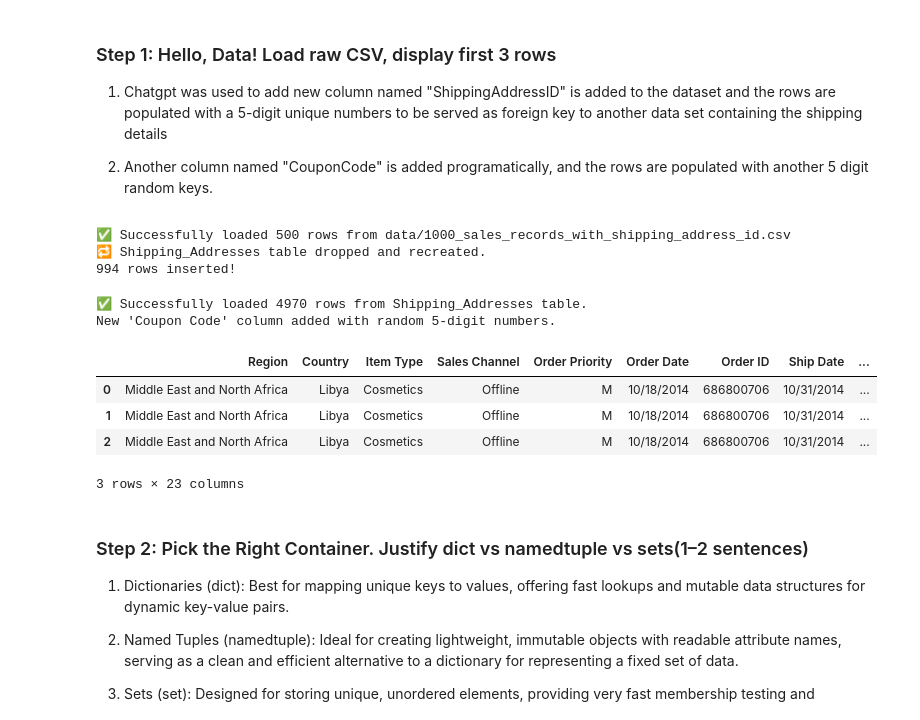
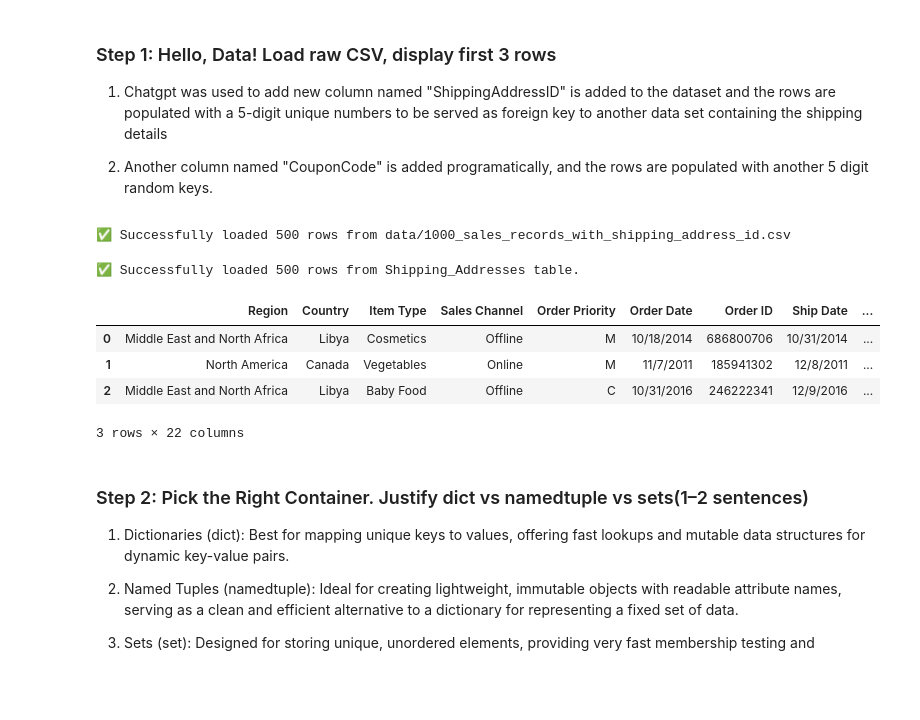
Before and after one commit to Mostafa-Allahmoradi/Lab2---Data-Collection-and-Pre-processing, a Jupyter notebook: lab2_notebook.ipynb, the cells around one changed output. Cells and saved outputs as stored; diff of their text form; code cells hidden in the pictures; blank space fills up the shorter version.

Commit message:
Completed the assignment - commit before adding part 12. interview reflection

```diff
--- a/lab2_notebook.ipynb
+++ b/lab2_notebook.ipynb
@@ -9,55 +9,50 @@ from importlib import reload
 import random
 import numpy as np
 import pandas as pd
 from sklearn.preprocessing import MinMaxScaler
 
 import modules.FileManager
 reload(modules.FileManager)
 
 import modules.DBManager
 reload(modules.DBManager)
 
 # Path to the CSV file containing
 sales_records_path = "data/1000_sales_records_with_shipping_address_id.csv"
 address_path = "data/shipping_addresses.csv"
-num_of_rows_needed = 500
+num_of_rows_needed = 500 # As per assignment requirement says
 #Loads the CSV file
 fileManager = modules.FileManager.FileManager(sales_records_path, num_of_rows_needed)
 sales_data = fileManager.get_data()
+
 address_data = pd.read_csv(address_path)
 
-db_manager = modules.DBManager.DBManager(address_data)
-db_manager._drop_and_create_table()
-db_manager._insert_into_table()
+# Filter addresses that match the 500 rows
+filtered_addresses = address_data[
+    address_data["shipping_address_id"].isin(sales_data["Shipping Address ID"])
+]
+
+# Get the number of rows in the DataFrame
+num_rows = len(filtered_addresses)
+
+db_manager = modules.DBManager.DBManager(filtered_addresses)
+# db_manager._drop_and_create_table()
+# db_manager._insert_into_table()
 addresses_from_database = db_manager._fect_all()
-
 
 # Merge sales_data with address_data on 'Shipping Address ID'
 sales_shipping_data = pd.merge(sales_data, addresses_from_database, left_on='Shipping Address ID', right_on='shipping_address_id', how='inner')
 
-# Get the number of rows in the DataFrame
-num_rows = len(sales_shipping_data)
-
-# Generate a list of random 5-digit numbers (10000 to 99999)
-random_ids = [random.randint(10000, 99999) for _ in range(num_rows)]
-
-# Add the new 'Coupon Code' column to the DataFrame
-sales_shipping_data['COUPON CODE'] = random_ids
-print("New 'Coupon Code' column added with random 5-digit numbers.")
-
 # Print the first 3 rows of the data
 sales_shipping_data.head(3)
 # %% [output]
 ✅ Successfully loaded 500 rows from data/1000_sales_records_with_shipping_address_id.csv
-🔁 Shipping_Addresses table dropped and recreated.
-994 rows inserted!
-✅ Successfully loaded 4970 rows from Shipping_Addresses table.
-New 'Coupon Code' column added with random 5-digit numbers.
+✅ Successfully loaded 500 rows from Shipping_Addresses table.
 |  | Region | Country | Item Type | Sales Channel | Order Priority | Order Date | Order ID | Ship Date | ... |
 | 0 | Middle East and North Africa | Libya | Cosmetics | Offline | M | 10/18/2014 | 686800706 | 10/31/2014 | ... |
-| 1 | Middle East and North Africa | Libya | Cosmetics | Offline | M | 10/18/2014 | 686800706 | 10/31/2014 | ... |
-| 2 | Middle East and North Africa | Libya | Cosmetics | Offline | M | 10/18/2014 | 686800706 | 10/31/2014 | ... |
+| 1 | North America | Canada | Vegetables | Online | M | 11/7/2011 | 185941302 | 12/8/2011 | ... |
+| 2 | Middle East and North Africa | Libya | Baby Food | Offline | C | 10/31/2016 | 246222341 | 12/9/2016 | ... |
-3 rows × 23 columns
+3 rows × 22 columns
 # %% [markdown]
 ### Step 2: Pick the Right Container. Justify dict vs namedtuple vs sets(1–2 sentences)
 
```
Also changed, not shown: parts of 13 cells of this notebook, 4 other files.
